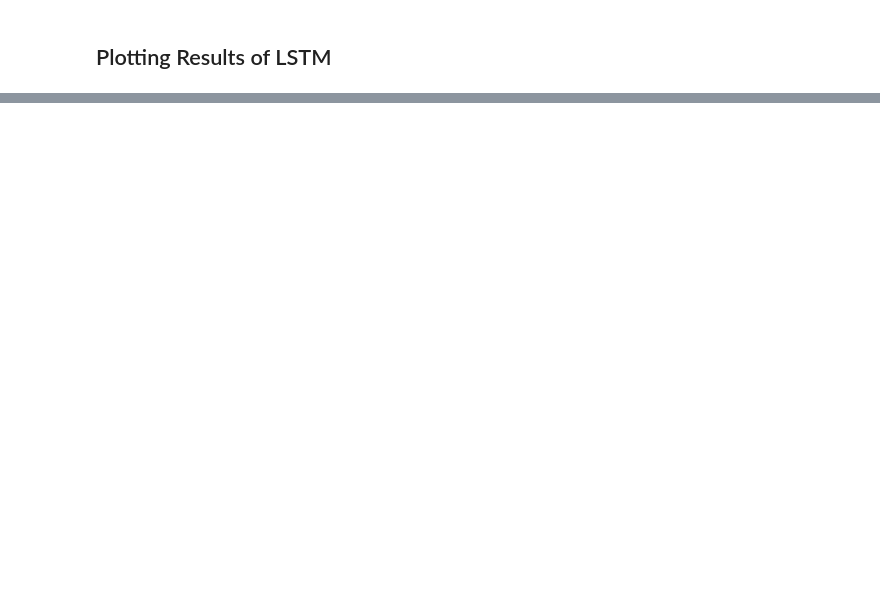
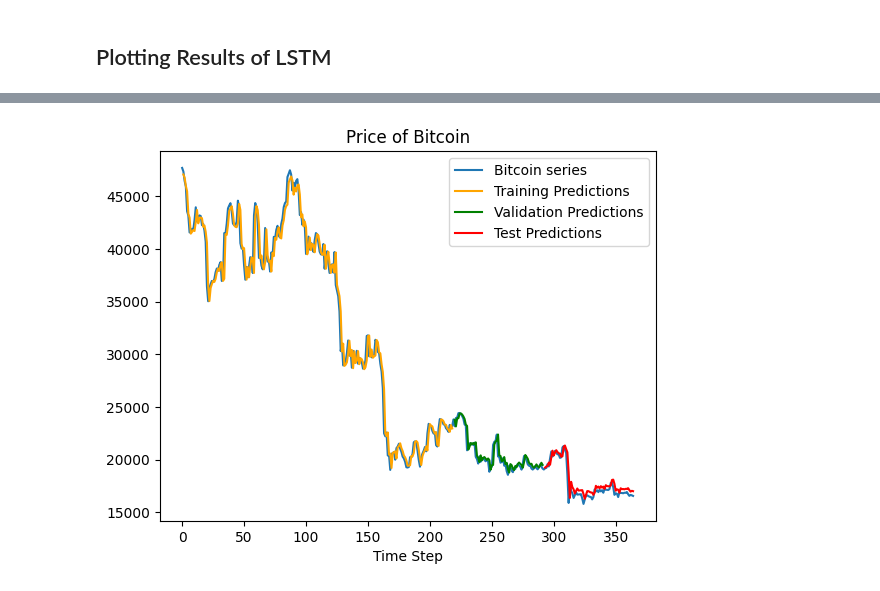
Before and after one commit to cferggie/Predicting-Bitcoin-Returns-with-Long-Short-Term-Memory-LSTM-Neural-Networks, a Jupyter notebook: LSTM for Bitcoin.ipynb, the cells around one changed output, grey strips where cells are left out. Cells and saved outputs as stored; diff of their text form; code cells hidden in the pictures; blank space fills up the shorter version.

```diff
--- a/LSTM for Bitcoin.ipynb
+++ b/LSTM for Bitcoin.ipynb
@@ -53,2 +79,5 @@ print(ts.shape)
+# %%
+scaler = StandardScaler()
+scaled_data = scaler.fit_transform(ts)
 # %%
 # train-test split for time series
@@ -81,9 +114,9 @@ def create_dataset(dataset, lookback):
 
     X = np.array(X)
     y = np.array(y)
-    return torch.tensor(X, dtype=torch.float32), torch.tensor(y, dtype=torch.float32)
+    return X, y
 
-lookback = 12
+lookback = 1
 X_train, y_train = create_dataset(train, lookback=lookback)
 X_test, y_test = create_dataset(test, lookback=lookback)
 X_valid, y_valid = create_dataset(validation, lookback=lookback)
@@ -90,3 +125,12 @@ X_valid, y_valid = create_dataset(validation, lookback=lookback)
+# %%
+X_train_tensor = torch.tensor(X_train)
+y_train_tensor = torch.tensor(y_train)
+
+X_test_tensor = torch.tensor(X_test)
+y_test_tensor = torch.tensor(y_test)
+
+X_valid_tensor = torch.tensor(X_valid)
+y_valid_tensor = torch.tensor(y_valid)
 # %% [markdown]
 Inspect shape of tensors
 # %%
@@ -99,8 +147,8 @@ print(f"X_test, y_test shape: {X_test.shape, y_test.shape}")
 class LSTM(nn.Module):
     def __init__(self):
         super().__init__()
-        self.lstm = nn.LSTM(input_size=1, hidden_size=110, num_layers=1, batch_first=True)
-        self.linear = nn.Linear(110, 1)
+        self.lstm = nn.LSTM(input_size=1, hidden_size=150, num_layers=1, batch_first=True)
+        self.linear = nn.Linear(150, 1)
     def forward(self, x):
         x, _ = self.lstm(x)
         x = self.linear(x[:, -1:, :])
@@ -220,0 +236,61 @@ plt.show()
+# %%
+with torch.no_grad():
+    #Make predictions
+    train_pred = model(X_train_tensor)
+    valid_pred = model(X_valid_tensor)
+    test_pred = model(X_test_tensor)
+
+# Convert prediction tensor objects to np arrays
+train_pred = train_pred.detach().numpy()
+valid_pred = valid_pred.detach().numpy()
+test_pred = test_pred.detach().numpy()
+
+# Reshape np arrays
+train_pred = train_pred.reshape(-1,1)
+valid_pred = valid_pred.reshape(-1,1)
+test_pred = test_pred.reshape(-1,1)
+
+y_train = y_train.reshape(-1,1)
+y_valid = y_valid.reshape(-1,1)
+y_test = y_test.reshape(-1,1)
+
+# Convert data and predictions to original scale
+original_train_pred = scaler.inverse_transform(train_pred)
+original_valid_pred = scaler.inverse_transform(valid_pred)
+original_test_pred = scaler.inverse_transform(test_pred)
+
+original_y_train = scaler.inverse_transform(y_train)
+original_y_valid = scaler.inverse_transform(y_valid)
+original_y_test = scaler.inverse_transform(y_test)
+
+#Reshape
+original_train_pred = original_train_pred.reshape(-1,1)
+original_valid_pred = original_valid_pred.reshape(-1,1)
+original_test_pred = original_test_pred.reshape(-1,1)
+
+# Calculate Loss
+rmse_train = np.sqrt(mean_squared_error(original_train_pred, original_y_train))
+rmse_valid = np.sqrt(mean_squared_error(original_valid_pred, original_y_valid))
+rmse_test = np.sqrt(mean_squared_error(original_test_pred, original_y_test))
+print(f"train RMSE {rmse_train:.4f}, validation RMSE {rmse_valid:.4f}, test RMSE {rmse_test:.4f}")
+
+# Initialize plots with NaN values
+train_plot = np.full_like(ts, np.nan)
+valid_plot = np.full_like(ts, np.nan)
+test_plot = np.full_like(ts, np.nan)
+
+# Place predictions in their respective plots
+train_plot[lookback:train_size] = original_train_pred
+valid_plot[train_size+lookback:train_size+len(y_valid)+lookback] = original_valid_pred
+test_plot[train_size+lookback+len(y_valid)+lookback:] = original_test_pred
+
+# plot
+plt.plot(ts, label='Bitcoin series')
+plt.plot(train_plot, c='orange', label="Training Predictions")
+plt.plot(valid_plot, c='green', label='Validation Predictions')
+plt.plot(test_plot, c='r', label='Test Predictions')
+plt.xlabel('Time Step')
+plt.title('Price of Bitcoin')
+plt.legend()
+plt.show()
+# %% [output]
@@ -220,0 +298 @@ plt.show()
+[figure, added]
```
Also changed, not shown: parts of 19 cells of this notebook.
